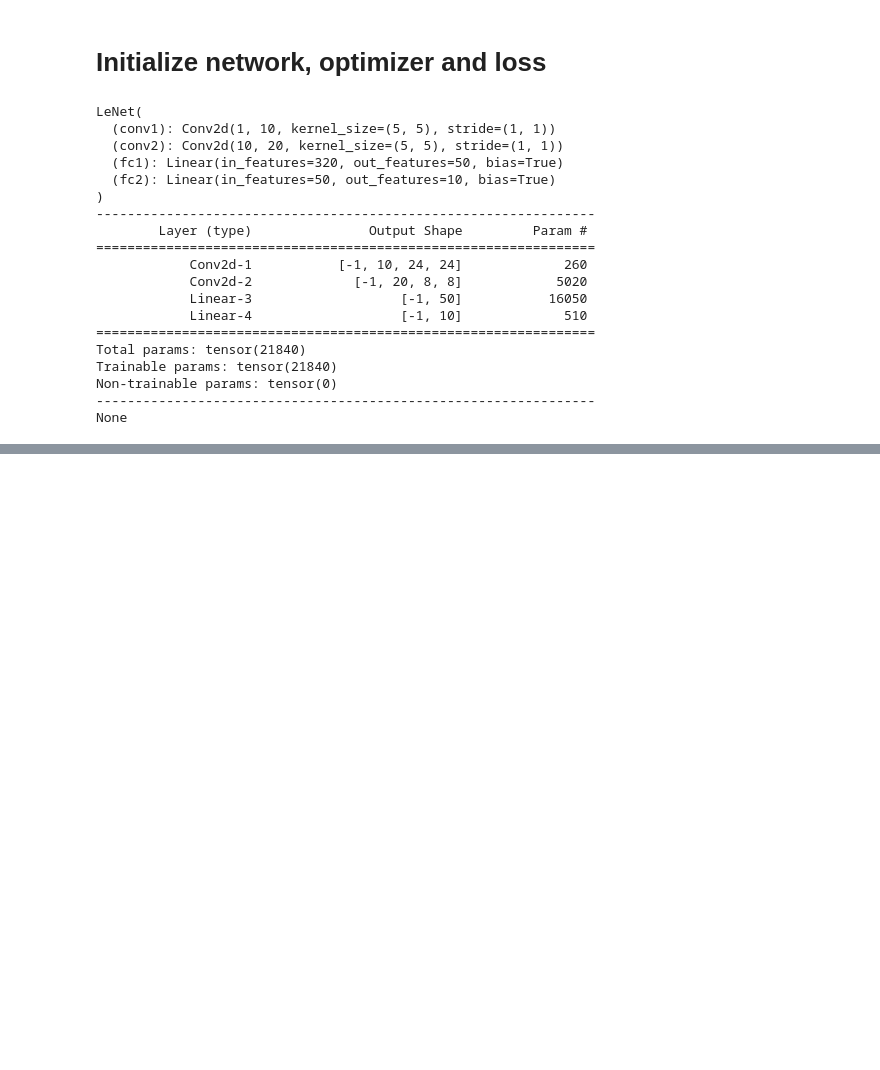
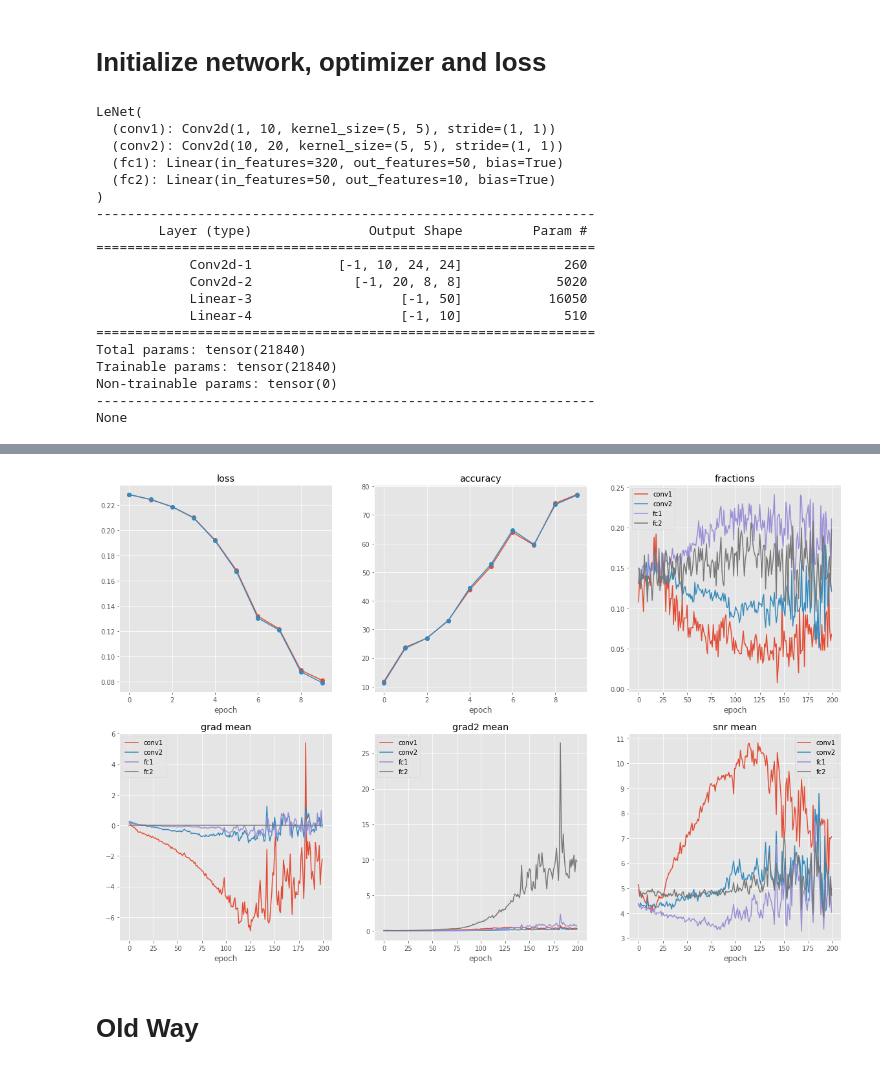
Before and after one commit to ansuini/WellTemperedSGD, a Jupyter notebook: mnist.ipynb, the cells around one changed output, grey strips where cells are left out. Drawn from its saved outputs; the diff is of its cells as text; code cells hidden in the pictures; blank space fills up the shorter version.

```diff
--- a/mnist.ipynb
+++ b/mnist.ipynb
@@ -129 +320,74 @@ valid_acc    = []
+# %%
+# save loss and accuracies in a dictionary
+train_stats = np.asarray(train_stats)
+test_stats  = np.asarray(test_stats)
+fractions   = np.asarray(fractions)
+grad_stats  = np.asarray(grad_stats)
+grad2_stats = np.asarray(grad2_stats)
+snr_stats   = np.asarray(snr_stats)
+
+tags = ['train_stats', 'test_stats', 'fractions' ]
+vals = [train_stats, test_stats, fractions]
+training_data = dict(zip(tags, vals))
+if SAVE:
+    file = open( os.path.join( RES, "training_data" ) , 'wb' )
+    pickle.dump(training_data,file)
+# %%
+layer_names = [m[0] for idx,m in enumerate(model.named_modules()) ][1:]
+
+fig = plt.figure(figsize=(20,20))
+
+plt.subplot(3,3,1)
+plt.plot(train_stats[:,0],'-o',label='training loss')
+plt.plot(test_stats[:,0],'-o',label='test loss')
+plt.xlabel('epoch')
+plt.title('loss')
+
+
+plt.subplot(3,3,2)
+plt.plot(train_stats[:,1],'-o',label='training accuracy')
+plt.plot(test_stats[:,1],'-o',label='test accuracy')
+plt.xlabel('epoch')
+plt.title('accuracy')
+
+
+plt.subplot(3,3,3)
+
+for i in range(len(layer_names)):
+    plt.plot(fractions[:,i*2],label=layer_names[i])
+plt.legend()
+plt.xlabel('epoch')
+plt.title('fractions')
+
+
+plt.subplot(3,3,4)
+for i in range(len(layer_names)):
+    plt.plot(grad_stats[:,i*2,0],label=layer_names[i])
+plt.legend()
+plt.xlabel('epoch')
+plt.title('grad mean')
+
+plt.subplot(3,3,5)
+for i in range(len(layer_names)):
+    plt.plot(grad2_stats[:,i*2,0],label=layer_names[i])
+plt.legend()
+plt.xlabel('epoch')
+plt.title('grad2 mean')
+
+
+plt.subplot(3,3,6)
+for i in range(len(layer_names)):
+    plt.plot(snr_stats[:,i*2,0],label=layer_names[i])
+plt.legend()
+plt.xlabel('epoch')
+plt.title('snr mean')
+
+
+
+plt.savefig(os.path.join(ROOT,'figures', 'mnist_first_try.png'))
+plt.show()
+# %% [output]
+[figure, added]
+# %% [markdown]
+# Old Way
 # %%
```
Also changed, not shown: parts of 12 cells of this notebook.
